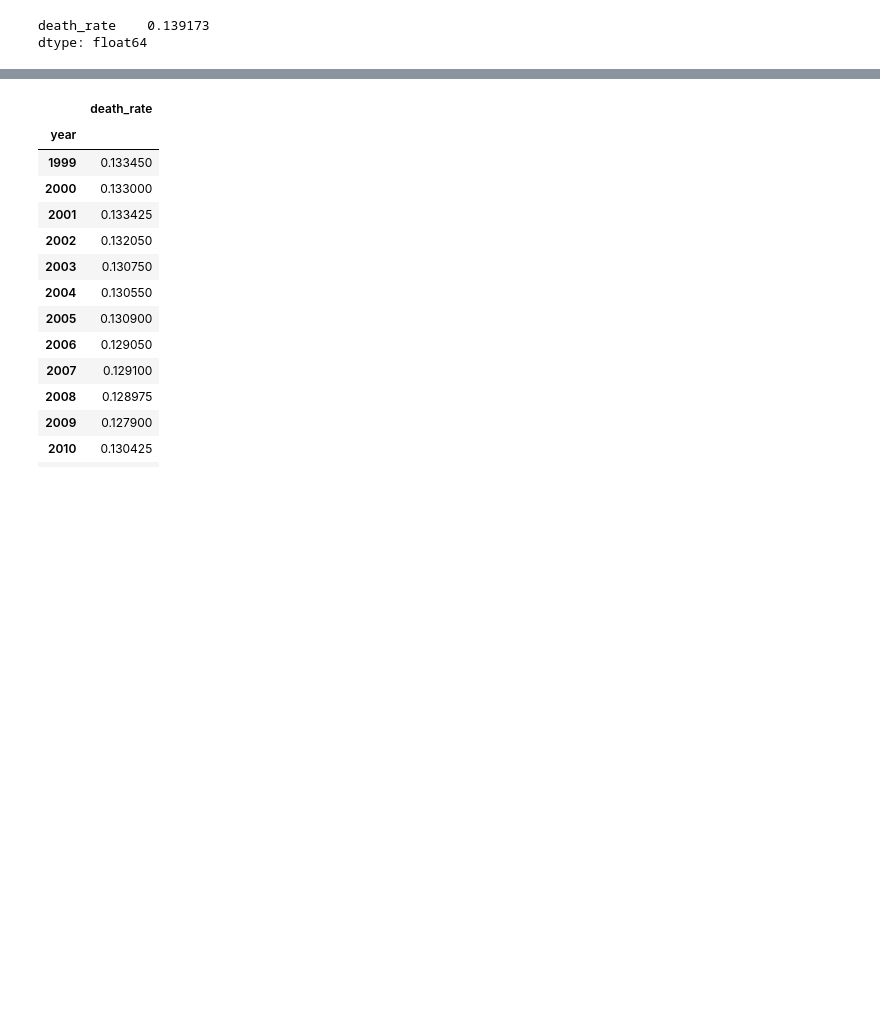
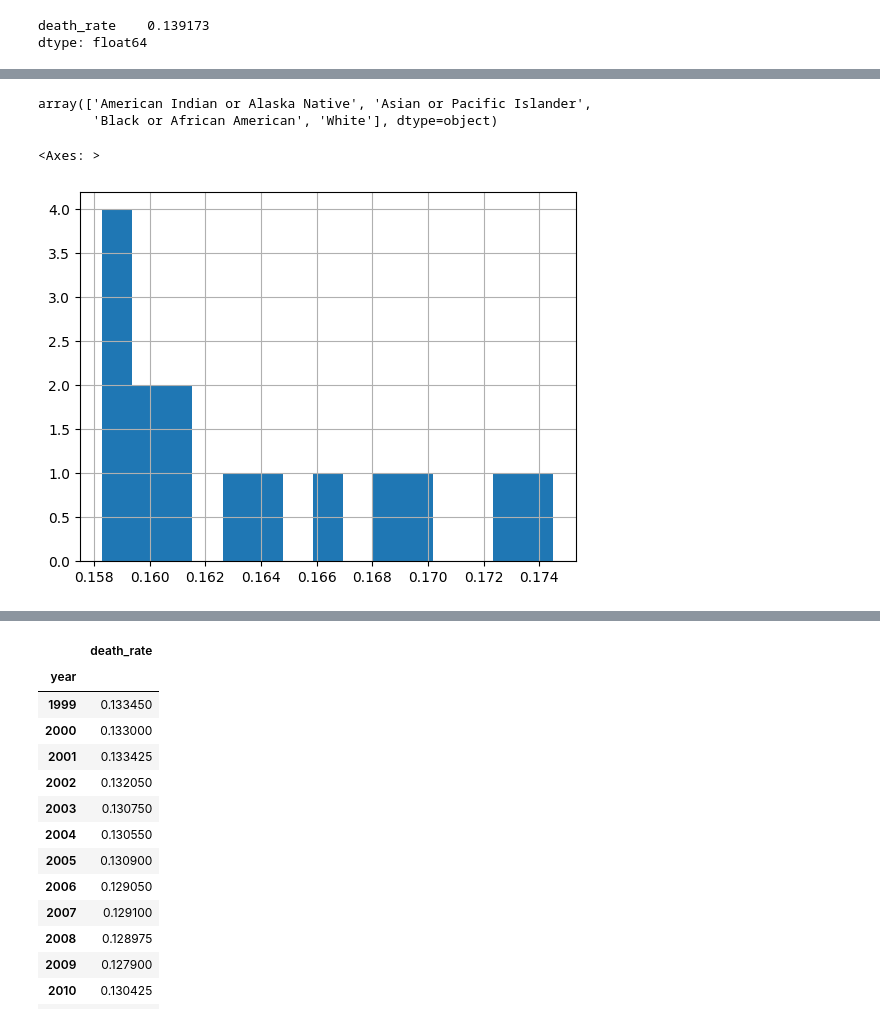
Before and after one commit to Caveexplorer/cdc_api_project, a Jupyter notebook: cdc_eda.ipynb, the cells around one changed output, grey strips where cells are left out. Cells and saved outputs as stored; diff of their text form; code cells hidden in the pictures; blank space fills up the shorter version.

Commit message:
began working on ANOVA test for racial death rates

```diff
--- a/cdc_eda.ipynb
+++ b/cdc_eda.ipynb
@@ -119,0 +133,10 @@ From the above bar graph we can see that the White racial group has the highest
+# %%
+df['race'].unique()
+# %% [output]
+array(['American Indian or Alaska Native', 'Asian or Pacific Islander',
+       'Black or African American', 'White'], dtype=object)
+# %%
+df[df['race'] == 'Black or African American']['death_rate'].hist(bins = 15)
+# %% [output]
+<Axes: >
+[figure, added]
```
Also changed, not shown: parts of 16 cells of this notebook.
